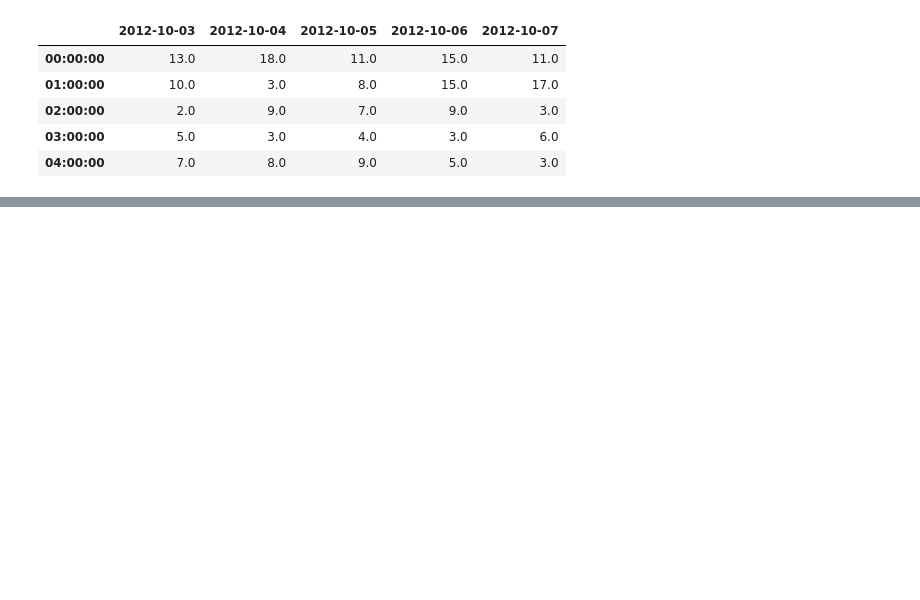
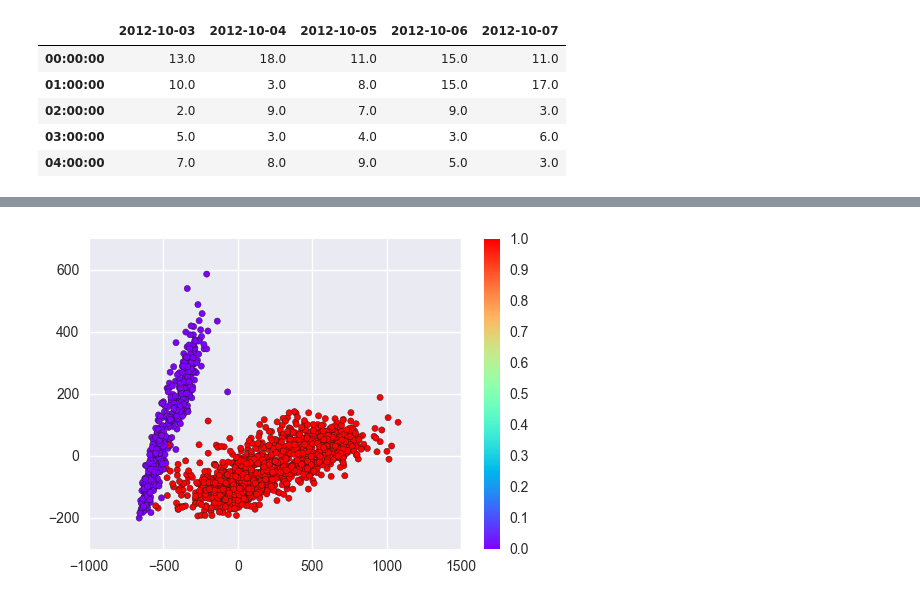
Before and after one commit to MelvinTo/JupyterExercise, a Jupyter notebook: Untitled.ipynb, the cells around one changed output, grey strips where cells are left out. Cells and saved outputs as stored; diff of their text form; code cells hidden in the pictures; blank space fills up the shorter version.

```diff
--- a/Untitled.ipynb
+++ b/Untitled.ipynb
@@ -44,0 +100,5 @@ pivoted.plot(legend=False, alpha=0.01);
+# %%
+plt.scatter(X2[:, 0], X2[:, 1], c=labels, cmap='rainbow')
+plt.colorbar();
+# %% [output]
+[figure, added]
```
Also changed, not shown: parts of 17 cells of this notebook, 2 other files.
